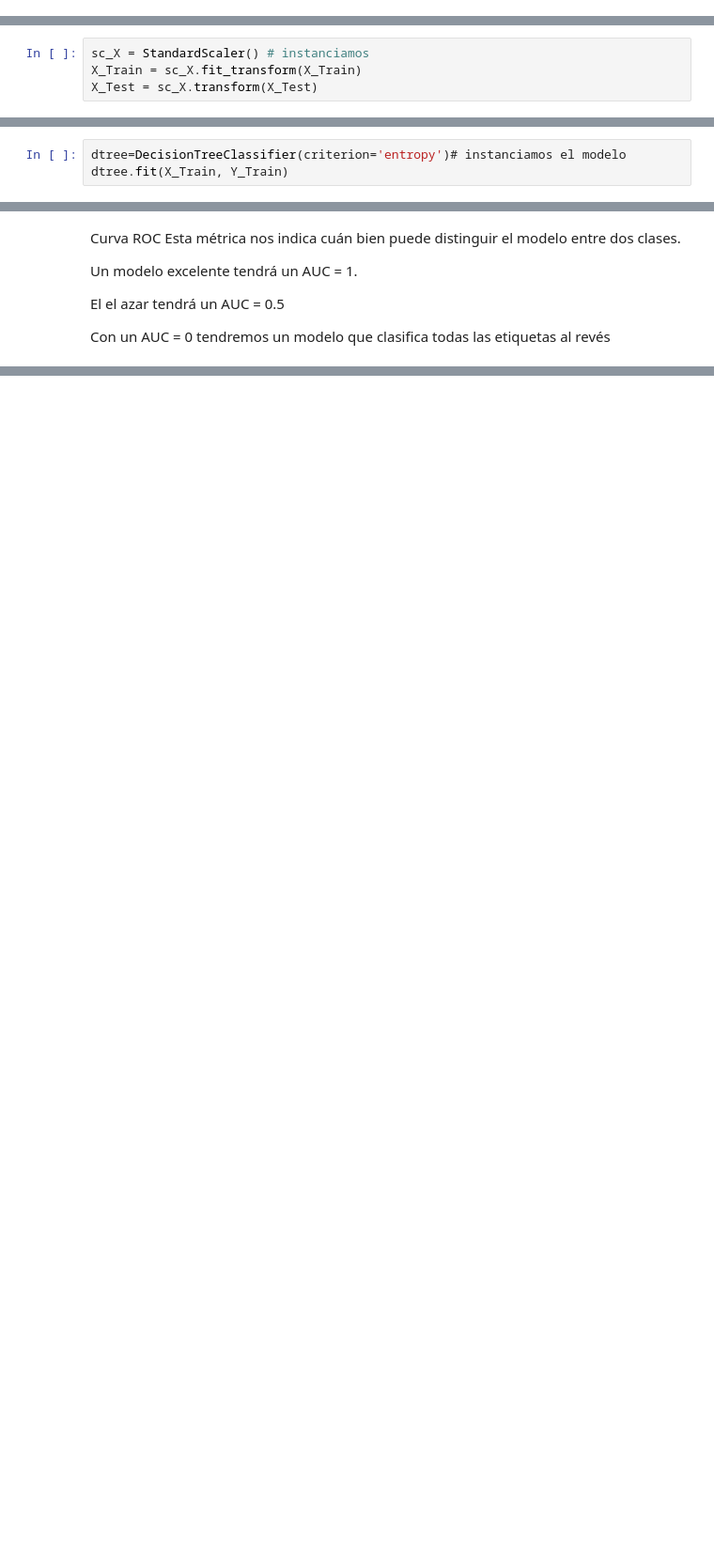
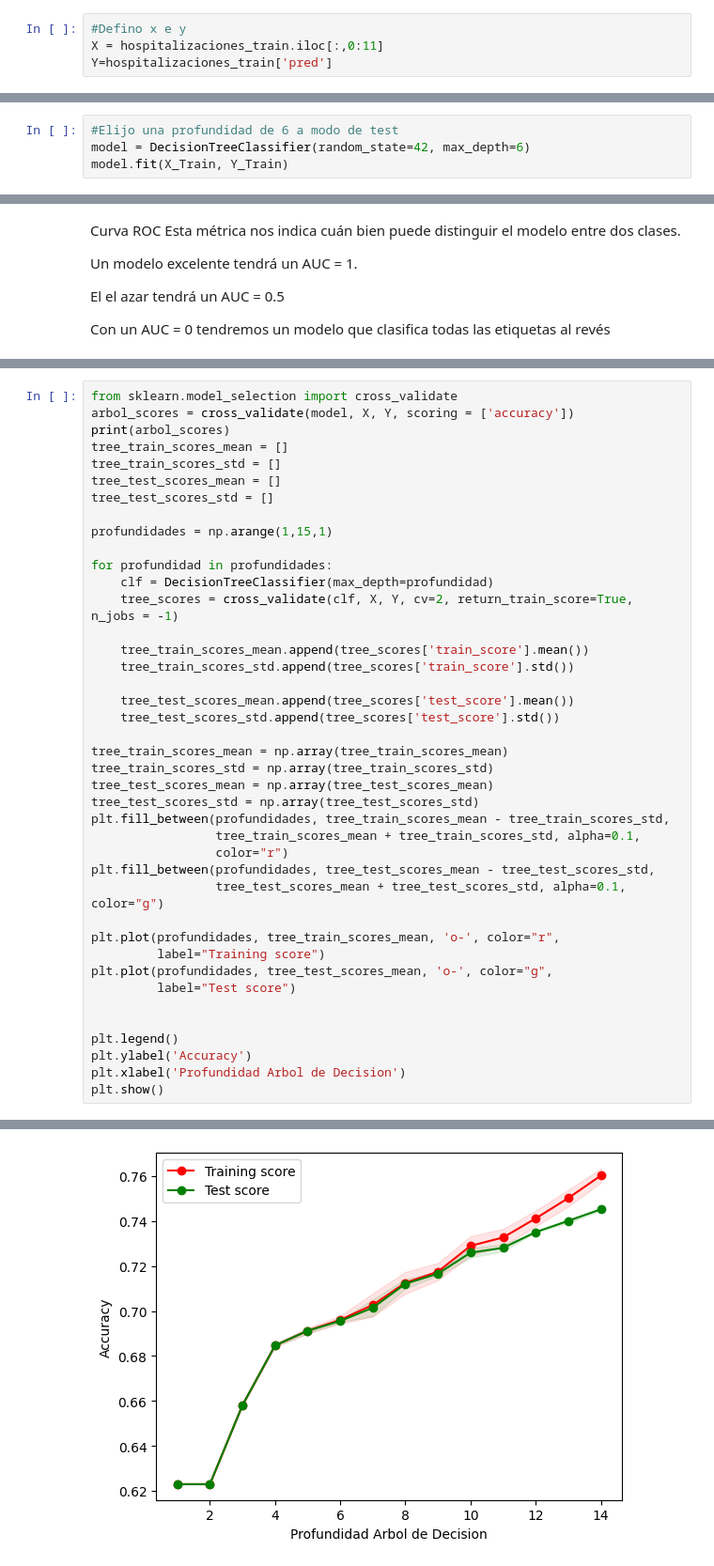
Before and after one commit to LeoBalleis/Datathon, a Jupyter notebook: 04final.ipynb, the cells around one changed output, grey strips where cells are left out. Shown: that part at 94% size. Cells and saved outputs as stored; diff of their text form; blank space fills up the shorter version.

```diff
--- a/04final.ipynb
+++ b/04final.ipynb
@@ -268,3 +211,7 @@ Y=hospitalizaciones_train.iloc[:,4] # columna target
+# %%
+#Defino x e y
+X = hospitalizaciones_train.iloc[:,0:11]
+Y=hospitalizaciones_train['pred']
 # %% [markdown]
 Hago la separacion de los datos
 # %%
@@ -276,4 +218,0 @@ no debe ajustar ningún algoritmo de preprocesamiento (PCA, StandardScaler...) e
-# %%
-sc_X = StandardScaler() # instanciamos
-X_Train = sc_X.fit_transform(X_Train)
-X_Test = sc_X.transform(X_Test)
@@ -284,3 +218,0 @@ En este momento tenemos los datos listos para construir el modelo DecisionTreeCl
-# %%
-dtree=DecisionTreeClassifier(criterion='entropy')# instanciamos el modelo
-dtree.fit(X_Train, Y_Train)
@@ -288,0 +219,4 @@ DecisionTreeClassifier(criterion='entropy')
+# %%
+#Elijo una profundidad de 6 a modo de test
+model = DecisionTreeClassifier(random_state=42, max_depth=6)
+model.fit(X_Train, Y_Train)
@@ -365,0 +287,42 @@ _______________________________________________________________________________
+# %%
+from sklearn.model_selection import cross_validate
+arbol_scores = cross_validate(model, X, Y, scoring = ['accuracy'])
+print(arbol_scores)
+tree_train_scores_mean = []
+tree_train_scores_std = []
+tree_test_scores_mean = []
+tree_test_scores_std = []
+
+profundidades = np.arange(1,15,1)
+
+for profundidad in profundidades:
+    clf = DecisionTreeClassifier(max_depth=profundidad)
+    tree_scores = cross_validate(clf, X, Y, cv=2, return_train_score=True, n_jobs = -1)
+
+    tree_train_scores_mean.append(tree_scores['train_score'].mean())
+    tree_train_scores_std.append(tree_scores['train_score'].std())
+
+    tree_test_scores_mean.append(tree_scores['test_score'].mean())
+    tree_test_scores_std.append(tree_scores['test_score'].std())
+
+tree_train_scores_mean = np.array(tree_train_scores_mean)
+tree_train_scores_std = np.array(tree_train_scores_std)
+tree_test_scores_mean = np.array(tree_test_scores_mean)
+tree_test_scores_std = np.array(tree_test_scores_std)
+plt.fill_between(profundidades, tree_train_scores_mean - tree_train_scores_std,
+                 tree_train_scores_mean + tree_train_scores_std, alpha=0.1,
+                 color="r")
+plt.fill_between(profundidades, tree_test_scores_mean - tree_test_scores_std,
+                 tree_test_scores_mean + tree_test_scores_std, alpha=0.1, color="g")
+
+plt.plot(profundidades, tree_train_scores_mean, 'o-', color="r",
+         label="Training score")
+plt.plot(profundidades, tree_test_scores_mean, 'o-', color="g",
+         label="Test score")
+
+
+plt.legend()
+plt.ylabel('Accuracy')
+plt.xlabel('Profundidad Arbol de Decision')
+plt.show()
+# %% [output]
@@ -365,0 +330 @@ _______________________________________________________________________________
+[figure, added]
```
Also changed, not shown: parts of 86 cells of this notebook, 5 other files.
